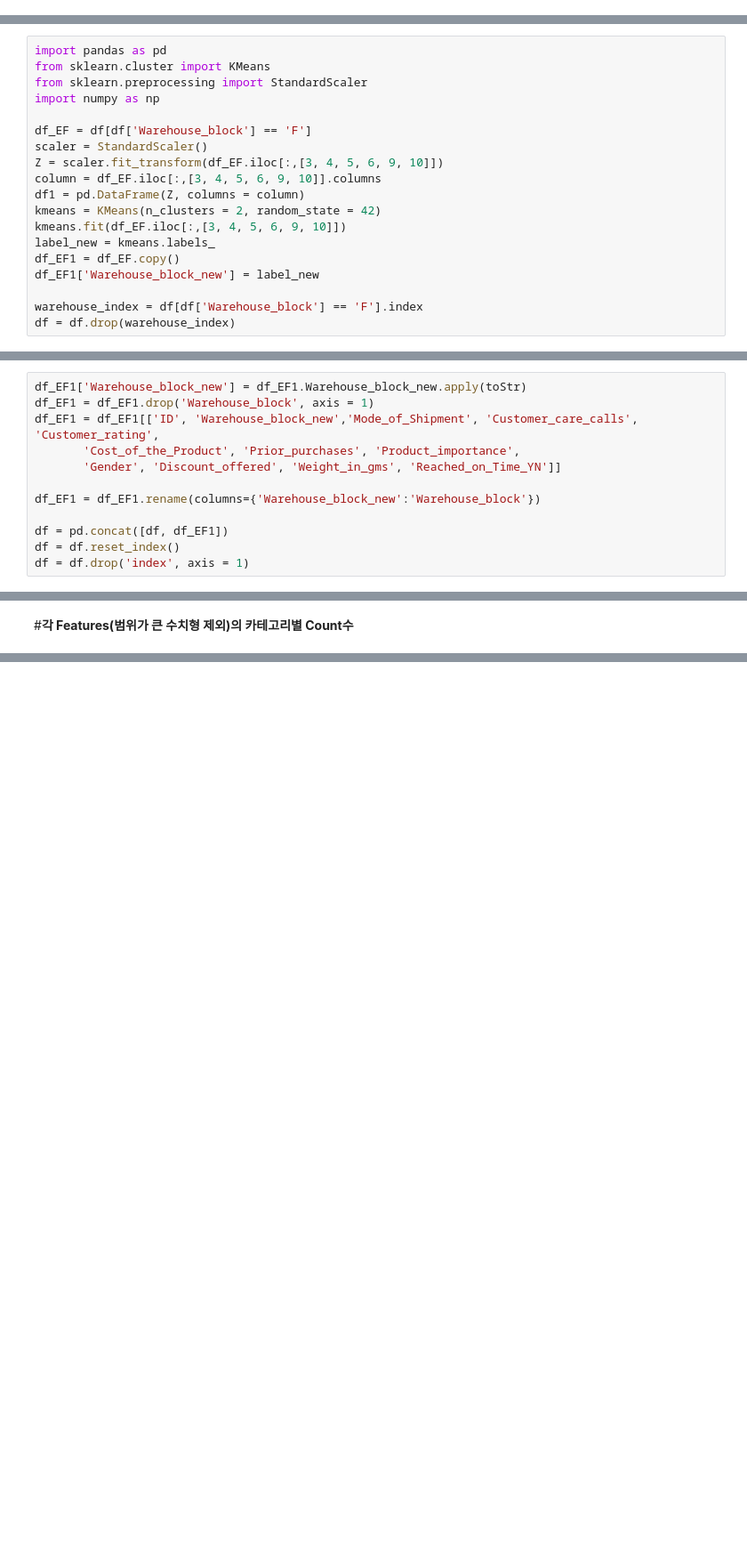
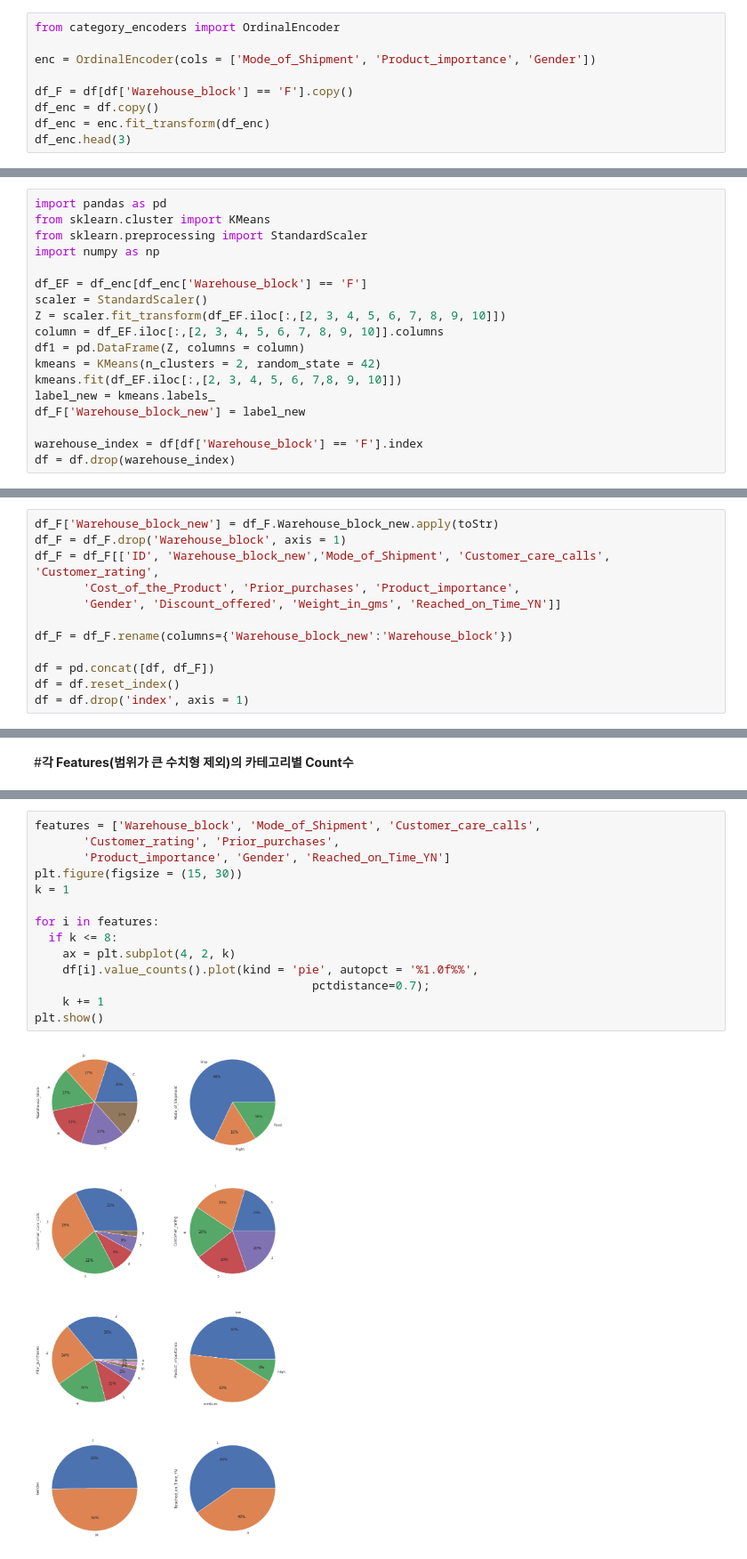
Before and after one commit to vkekd25/KBDB_Project_E_Commerce, a Jupyter notebook: E_commerce_project.ipynb, the cells around one changed output, grey strips where cells are left out. Shown at 89% size. Cells and saved outputs as stored; diff of their text form; blank space fills up the shorter version.

```diff
--- a/E_commerce_project.ipynb
+++ b/E_commerce_project.ipynb
@@ -139,3 +154,12 @@ df.head(3)
 | 0 | 1 | D | Flight | 4 | 2 | 177 | ... |
 | 1 | 2 | F | Flight | 4 | 5 | 216 | ... |
 | 2 | 3 | A | Flight | 2 | 2 | 183 | ... |
+# %%
+from category_encoders import OrdinalEncoder
+
+enc = OrdinalEncoder(cols = ['Mode_of_Shipment', 'Product_importance', 'Gender'])
+
+df_F = df[df['Warehouse_block'] == 'F'].copy()
+df_enc = df.copy()
+df_enc = enc.fit_transform(df_enc)
+df_enc.head(3)
@@ -156,16 +185,15 @@ from sklearn.cluster import KMeans
 from sklearn.preprocessing import StandardScaler
 import numpy as np
 
-df_EF = df[df['Warehouse_block'] == 'F']
+df_EF = df_enc[df_enc['Warehouse_block'] == 'F']
 scaler = StandardScaler()
-Z = scaler.fit_transform(df_EF.iloc[:,[3, 4, 5, 6, 9, 10]])
-column = df_EF.iloc[:,[3, 4, 5, 6, 9, 10]].columns
+Z = scaler.fit_transform(df_EF.iloc[:,[2, 3, 4, 5, 6, 7, 8, 9, 10]])
+column = df_EF.iloc[:,[2, 3, 4, 5, 6, 7, 8, 9, 10]].columns
 df1 = pd.DataFrame(Z, columns = column)
 kmeans = KMeans(n_clusters = 2, random_state = 42)
-kmeans.fit(df_EF.iloc[:,[3, 4, 5, 6, 9, 10]])
+kmeans.fit(df_EF.iloc[:,[2, 3, 4, 5, 6, 7,8, 9, 10]])
 label_new = kmeans.labels_
-df_EF1 = df_EF.copy()
-df_EF1['Warehouse_block_new'] = label_new
+df_F['Warehouse_block_new'] = label_new
 
 warehouse_index = df[df['Warehouse_block'] == 'F'].index
 df = df.drop(warehouse_index)
@@ -177,15 +221,15 @@ def toStr(x):
   if x == '1':
     return x.replace('1', 'F')
 # %%
-df_EF1['Warehouse_block_new'] = df_EF1.Warehouse_block_new.apply(toStr)
-df_EF1 = df_EF1.drop('Warehouse_block', axis = 1)
-df_EF1 = df_EF1[['ID', 'Warehouse_block_new','Mode_of_Shipment', 'Customer_care_calls', 'Customer_rating',
+df_F['Warehouse_block_new'] = df_F.Warehouse_block_new.apply(toStr)
+df_F = df_F.drop('Warehouse_block', axis = 1)
+df_F = df_F[['ID', 'Warehouse_block_new','Mode_of_Shipment', 'Customer_care_calls', 'Customer_rating',
        'Cost_of_the_Product', 'Prior_purchases', 'Product_importance',
        'Gender', 'Discount_offered', 'Weight_in_gms', 'Reached_on_Time_YN']]
 
-df_EF1 = df_EF1.rename(columns={'Warehouse_block_new':'Warehouse_block'})
+df_F = df_F.rename(columns={'Warehouse_block_new':'Warehouse_block'})
 
-df = pd.concat([df, df_EF1])
+df = pd.concat([df, df_F])
 df = df.reset_index()
 df = df.drop('index', axis = 1)
 # %%
@@ -304,0 +285,16 @@ Discount_N = df[df['Reached_on_Time_YN'] ==0]['Discount_offered'].value_counts()
+# %%
+features = ['Warehouse_block', 'Mode_of_Shipment', 'Customer_care_calls',
+       'Customer_rating', 'Prior_purchases',
+       'Product_importance', 'Gender', 'Reached_on_Time_YN']
+plt.figure(figsize = (15, 30))
+k = 1
+
+for i in features:
+  if k <= 8:
+    ax = plt.subplot(4, 2, k)
+    df[i].value_counts().plot(kind = 'pie', autopct = '%1.0f%%',
+                                        pctdistance=0.7);
+    k += 1
+plt.show()
+# %% [output]
+[figure, added]
```
Also changed, not shown: parts of 54 cells of this notebook.
